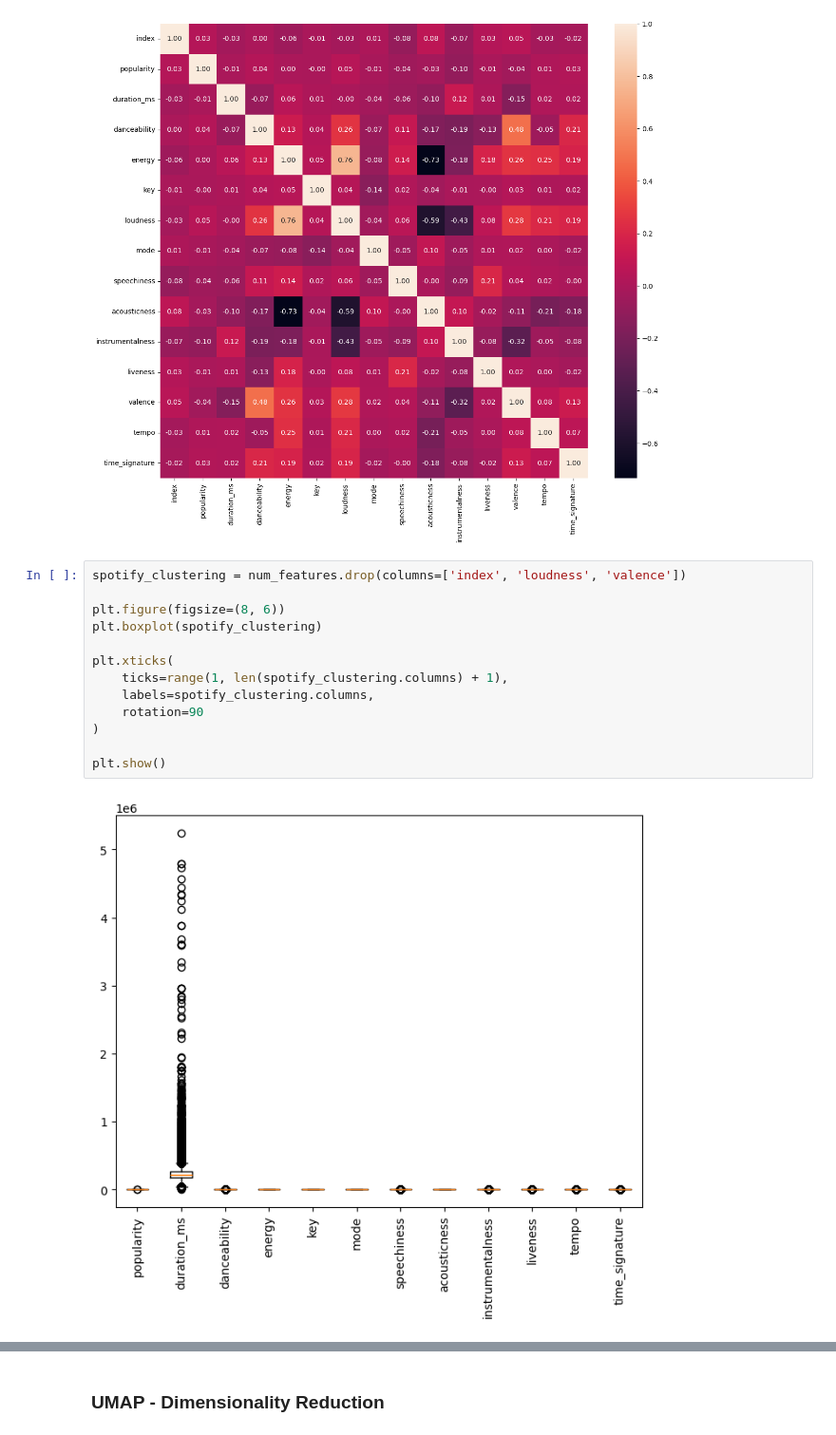
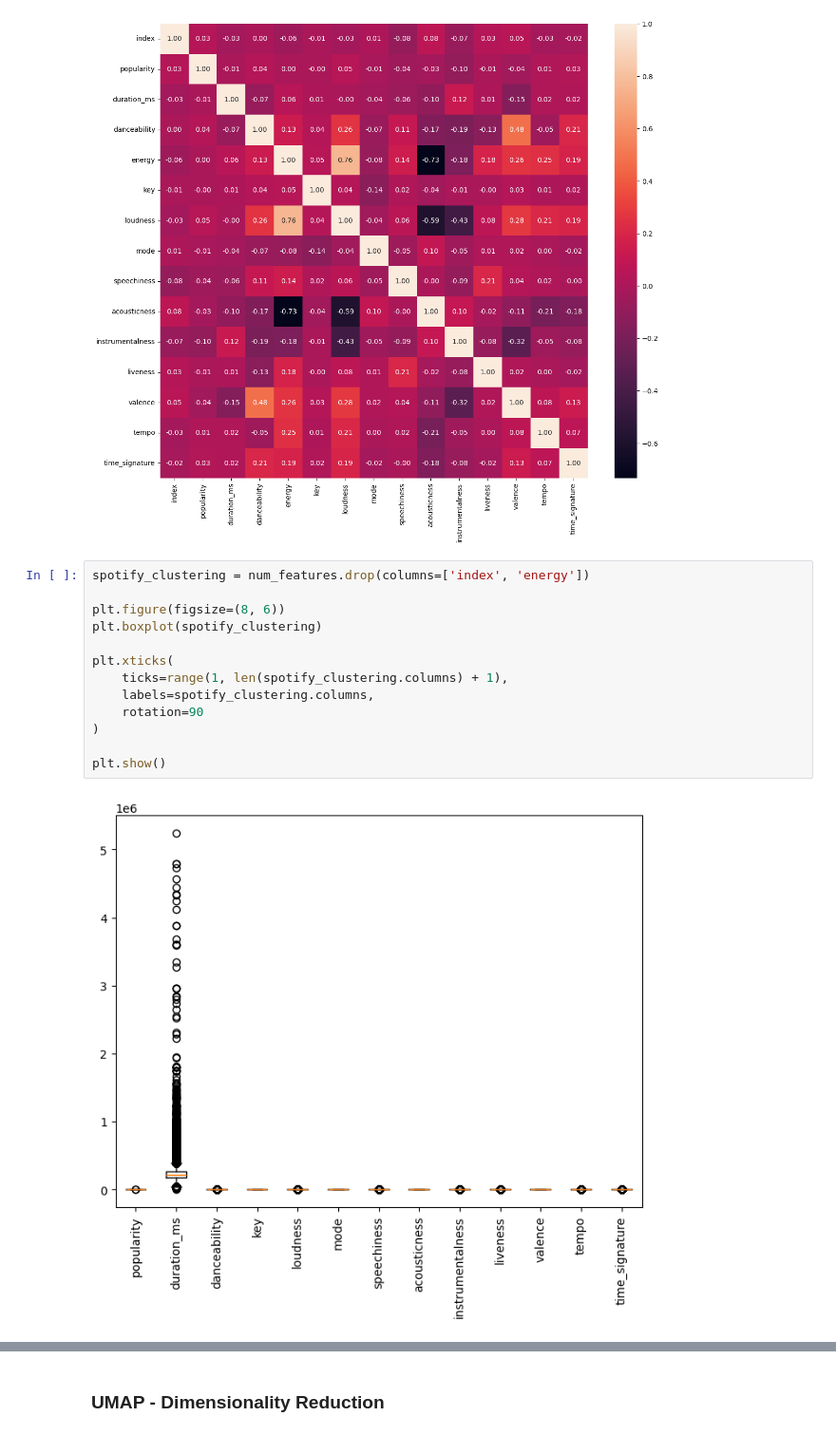
Before and after one commit to iinesclaro/ml2_projects, a Jupyter notebook: spotify_tracks_main.ipynb, the cells around one changed output, grey strips where cells are left out. Shown at 95% size. Cells and saved outputs as stored; diff of their text form.

```diff
--- a/spotify_tracks_main.ipynb
+++ b/spotify_tracks_main.ipynb
@@ -172,17 +179,17 @@ plt.show()
 # %% [output]
 [figure]
 # %%
-spotify_clustering = num_features.drop(columns=['index', 'loudness', 'valence'])
+spotify_clustering = num_features.drop(columns=['index', 'energy'])
 
 plt.figure(figsize=(8, 6))
 plt.boxplot(spotify_clustering)
 
 plt.xticks(
     ticks=range(1, len(spotify_clustering.columns) + 1),
     labels=spotify_clustering.columns,
     rotation=90
 )
 
 plt.show()
 # %% [output]
-[figure, old version]
+[figure, new version]
```
Also changed, not shown: parts of 21 cells of this notebook.
